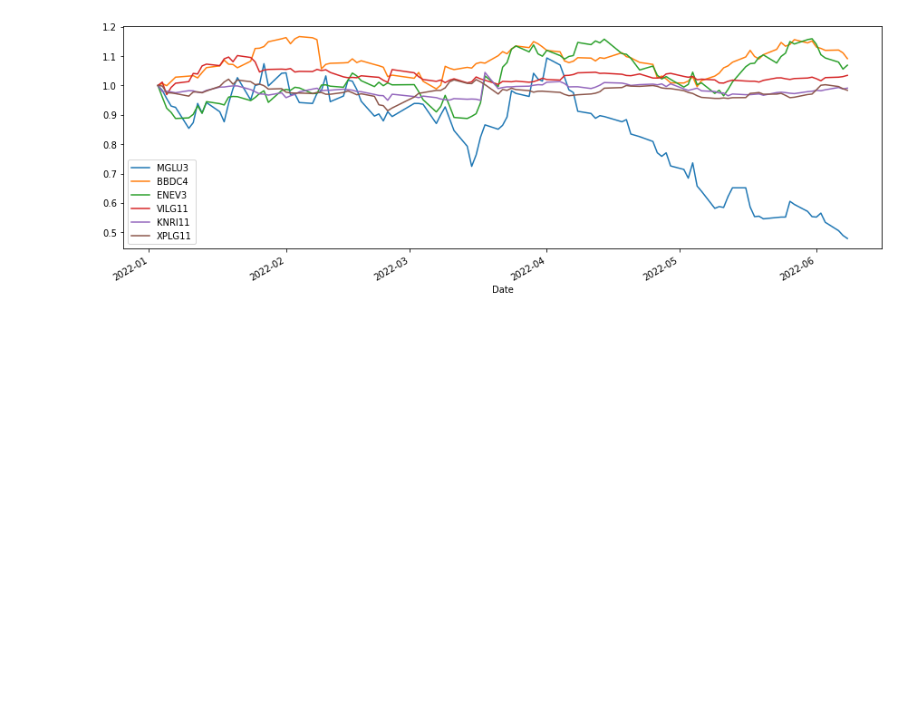
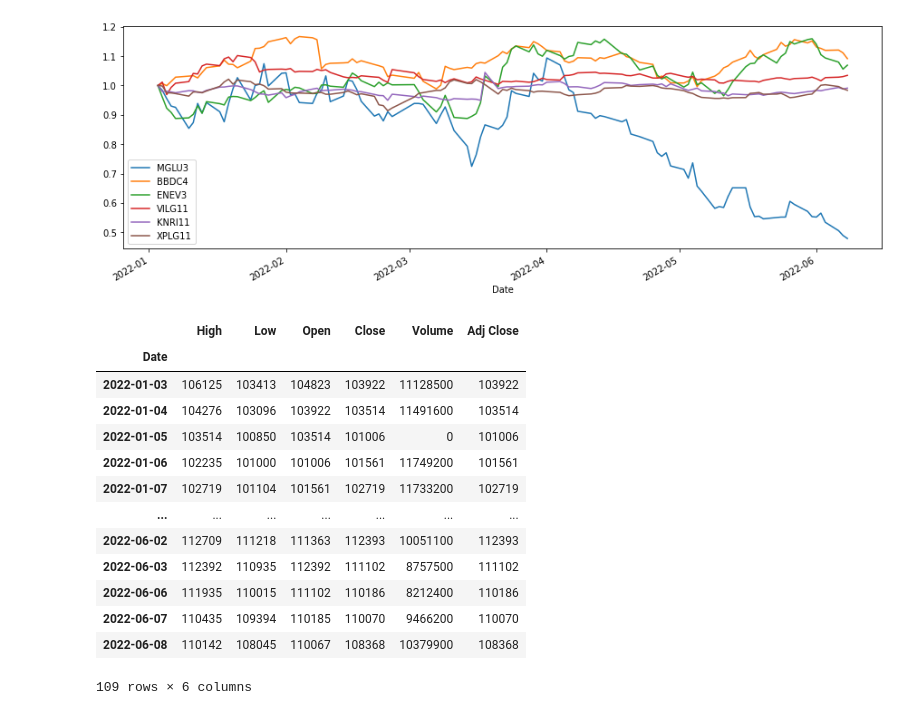
Before and after one commit to Cristiannireis/analise_CarteiraDeAtivos, a Jupyter notebook: carteira_ativos.ipynb, the cells around one changed output. Cells and saved outputs as stored; diff of their text form; code cells hidden in the pictures; blank space fills up the shorter version.

```diff
--- a/carteira_ativos.ipynb
+++ b/carteira_ativos.ipynb
@@ -127,3 +127,21 @@ Data columns (total 6 columns):
 dtypes: float64(6)
 memory usage: 6.0 KB
 [figure]
+# %%
+cotacao_ibov = web.DataReader('^BVSP', data_source='yahoo', start='2022-01-01', end='2022-06-08')
+display(cotacao_ibov)
+# %% [output]
+|  | High | Low | Open | Close | Volume | Adj Close |
+| Date |  |  |  |  |  |  |
+| 2022-01-03 | 106125 | 103413 | 104823 | 103922 | 11128500 | 103922 |
+| 2022-01-04 | 104276 | 103096 | 103922 | 103514 | 11491600 | 103514 |
+| 2022-01-05 | 103514 | 100850 | 103514 | 101006 | 0 | 101006 |
+| 2022-01-06 | 102235 | 101000 | 101006 | 101561 | 11749200 | 101561 |
+| 2022-01-07 | 102719 | 101104 | 101561 | 102719 | 11733200 | 102719 |
+| ... | ... | ... | ... | ... | ... | ... |
+| 2022-06-02 | 112709 | 111218 | 111363 | 112393 | 10051100 | 112393 |
+| 2022-06-03 | 112392 | 110935 | 112392 | 111102 | 8757500 | 111102 |
+| 2022-06-06 | 111935 | 110015 | 111102 | 110186 | 8212400 | 110186 |
+| 2022-06-07 | 110435 | 109394 | 110185 | 110070 | 9466200 | 110070 |
+| 2022-06-08 | 110142 | 108045 | 110067 | 108368 | 10379900 | 108368 |
+109 rows × 6 columns
```
Also changed, not shown: parts of 2 cells of this notebook.
